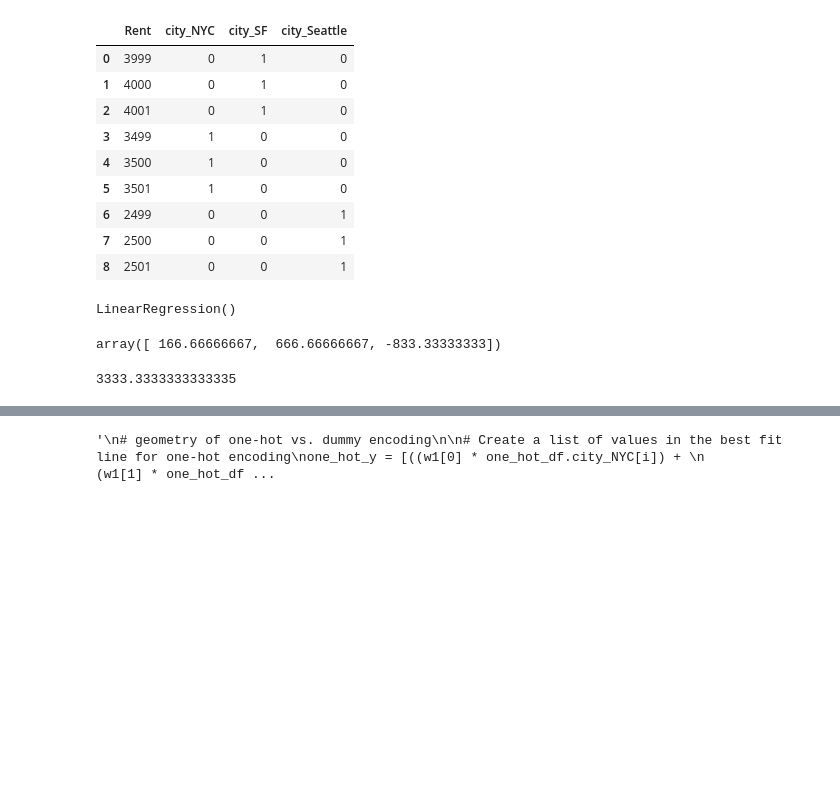
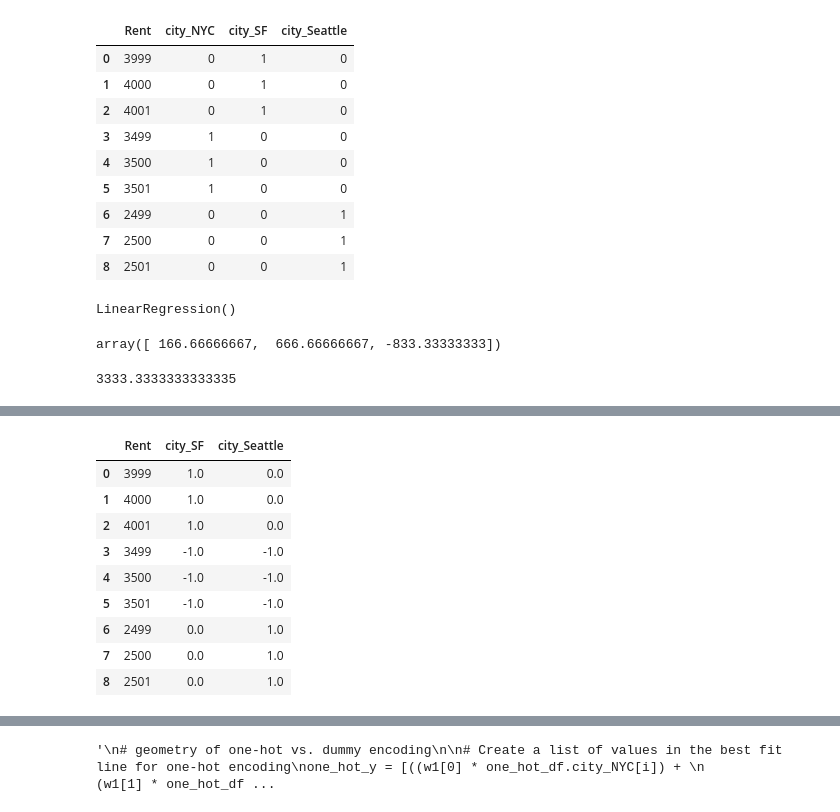
Before and after one commit to rafazamb/DS_PT_ENE21, a Jupyter notebook: 1-Data_Analysis/4-Feature Engineering/4.2 Categóricas/Práctica/1_CategoricalData - clase - Solución.ipynb, the cells around one changed output, grey strips where cells are left out. Cells and saved outputs as stored; diff of their text form; code cells hidden in the pictures; blank space fills up the shorter version.

```diff
--- a/1-Data_Analysis/4-Feature Engineering/4.2 Categóricas/Práctica/1_CategoricalData - clase - Solución.ipynb
+++ b/1-Data_Analysis/4-Feature Engineering/4.2 Categóricas/Práctica/1_CategoricalData - clase - Solución.ipynb
@@ -101,0 +140,20 @@ b1 = lin_reg.intercept_
+# %%
+# hacer una copia de dummy_df
+# 2 min
+
+effect_df = dummy_df.copy()
+# %%
+# pequeño ejemplo de effect encoding, ahoracon 1, 0 y -1
+effect_df.loc[3:5, ['city_SF', 'city_Seattle']] = -1.0
+effect_df
+# %% [output]
+|  | Rent | city_SF | city_Seattle |
+| 0 | 3999 | 1.0 | 0.0 |
+| 1 | 4000 | 1.0 | 0.0 |
+| 2 | 4001 | 1.0 | 0.0 |
+| 3 | 3499 | -1.0 | -1.0 |
+| 4 | 3500 | -1.0 | -1.0 |
+| 5 | 3501 | -1.0 | -1.0 |
+| 6 | 2499 | 0.0 | 1.0 |
+| 7 | 2500 | 0.0 | 1.0 |
+| 8 | 2501 | 0.0 | 1.0 |
```
Also changed, not shown: parts of 12 cells of this notebook.
